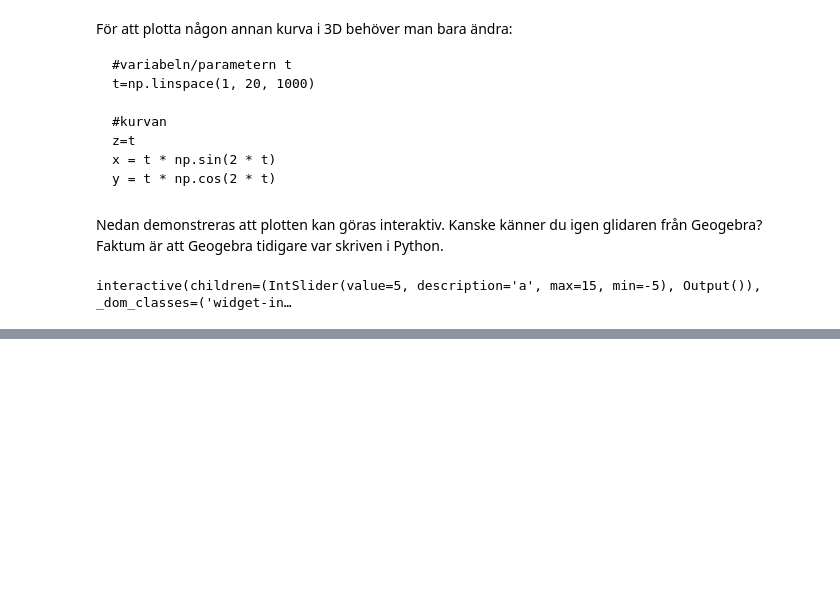
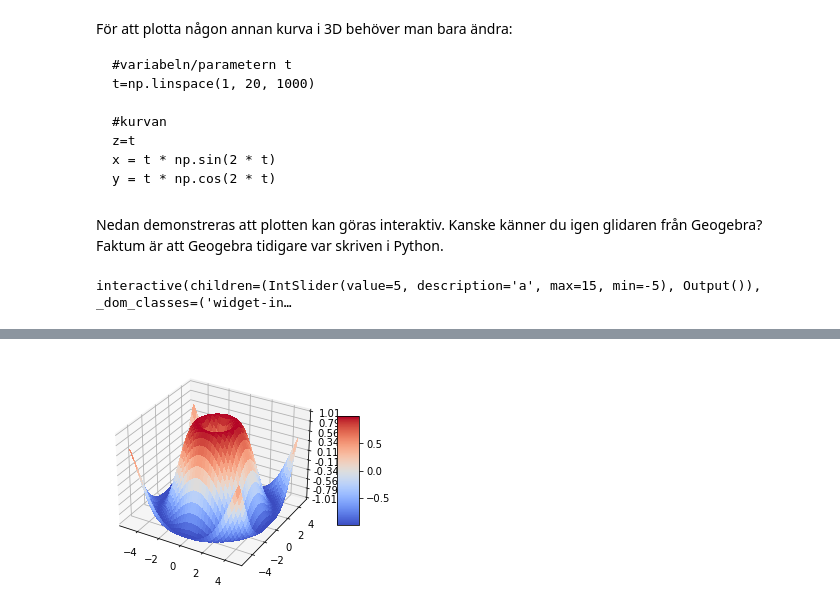
Before and after one commit to cognitrap/progr, a Jupyter notebook: InstruktionPlot3D.ipynb, the cells around one changed output, grey strips where cells are left out. Cells and saved outputs as stored; diff of their text form; code cells hidden in the pictures; blank space fills up the shorter version.

```diff
--- a/InstruktionPlot3D.ipynb
+++ b/InstruktionPlot3D.ipynb
@@ -129,0 +170,48 @@ interactive(children=(IntSlider(value=5, description='a', max=15, min=-5), Outpu
+# %%
+from mpl_toolkits.mplot3d import Axes3D
+import matplotlib.pyplot as plt
+from matplotlib import cm
+from matplotlib.ticker import LinearLocator, FormatStrFormatter
+import numpy as np
+
+fig = plt.figure()
+ax = fig.gca(projection='3d')
+# Make data.
+X = np.arange(-5, 5, 0.25)
+Y = np.arange(-5, 5, 0.25)
+X, Y = np.meshgrid(X, Y)
+R = np.sqrt(X**2 + Y**2)
+Z = np.sin(R)
+# Plot the surface.
+surf = ax.plot_surface(X, Y, Z, cmap=cm.coolwarm,
+                       linewidth=0, antialiased=False)
+# Customize the z axis.
+ax.set_zlim(-1.01, 1.01)
+ax.zaxis.set_major_locator(LinearLocator(10))
+ax.zaxis.set_major_formatter(FormatStrFormatter('%.02f'))
+# Add a color bar which maps values to colors.
+fig.colorbar(surf, shrink=0.5, aspect=5)
+plt.show()
+
+''''''''''
+# importing libraries
+from mpl_toolkits import mplot3d
+import numpy as np
+import matplotlib.pyplot as plt
+
+# defining surface and axes
+x = np.outer(np.linspace(-2, 2, 10), np.ones(10))
+y = x.copy().T
+z = np.cos(x ** 2 + y ** 3)
+
+fig = plt.figure()
+
+# syntax for 3-D plotting
+ax = plt.axes(projection ='3d')
+
+# syntax for plotting
+ax.plot_surface(x, y, z, cmap ='viridis', edgecolor ='green')
+ax.set_title('Surface plot geeks for geeks')
+plt.show()
+# %% [output]
+[figure, added]
```
Also changed, not shown: parts of 4 cells of this notebook, 14 other files.
